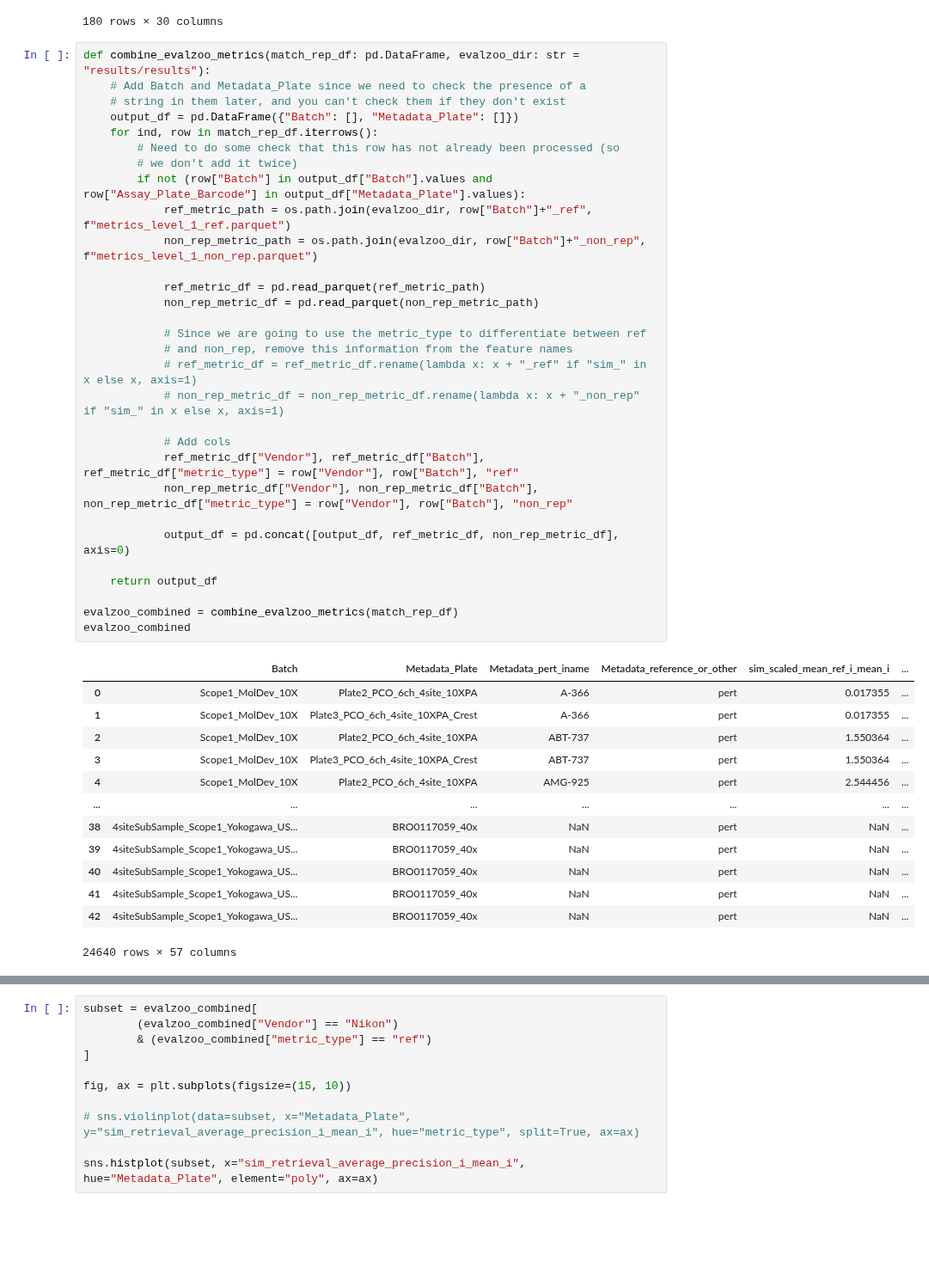
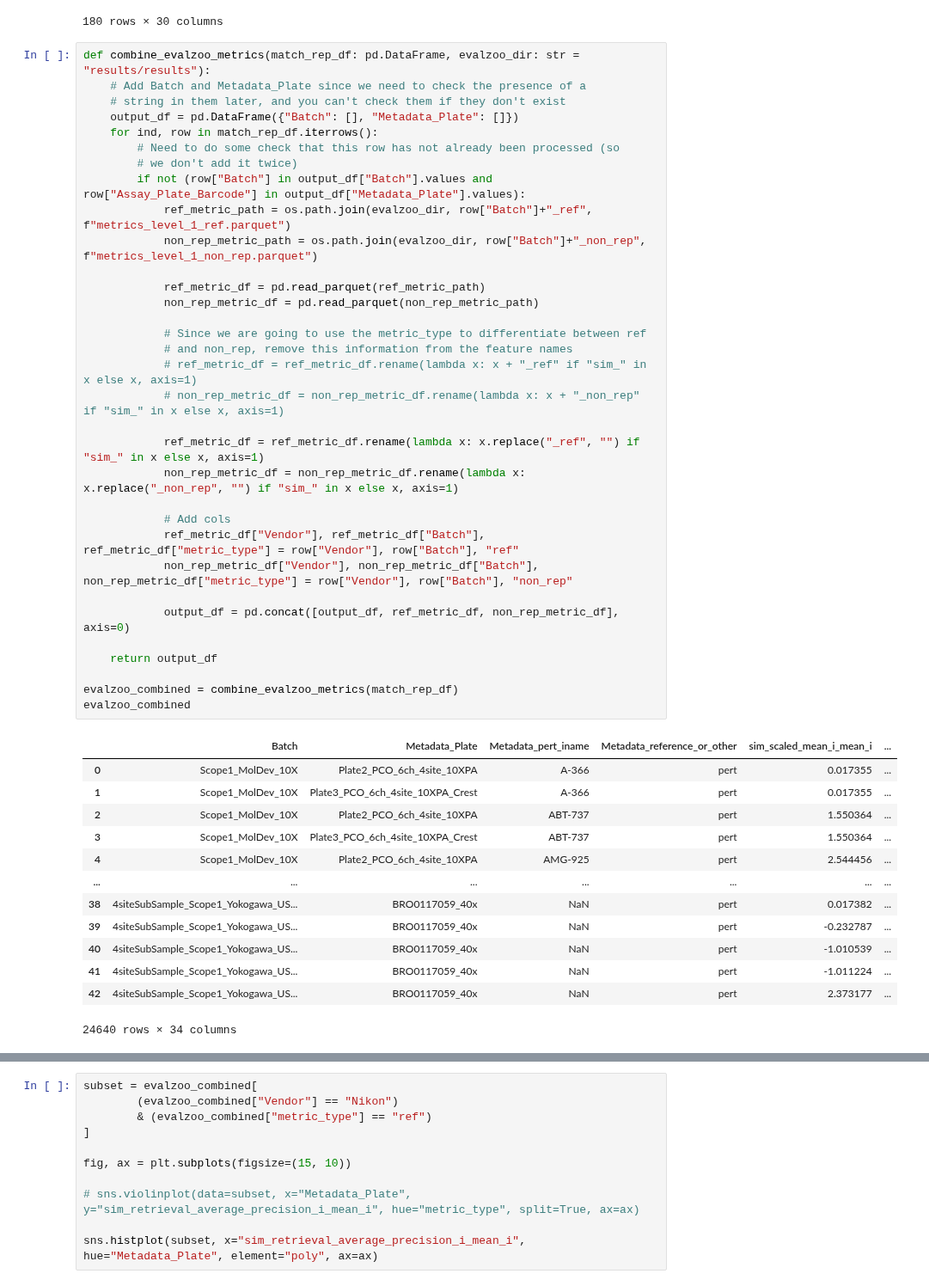
Before and after one commit to jump-cellpainting/jump-scope-analysis, a Jupyter notebook: evalzoo/evalzoo_plots.ipynb, the cells around one changed output, grey strips where cells are left out. Shown at 86% size. Saved outputs shown, nothing was run; the diff lists cells and outputs as text; blank space fills up the shorter version.

```diff
--- a/evalzoo/evalzoo_plots.ipynb
+++ b/evalzoo/evalzoo_plots.ipynb
@@ -183,46 +172,49 @@ t.rename(lambda x: x+"_TEST" if "sim_" in x else x, axis=1)
 def combine_evalzoo_metrics(match_rep_df: pd.DataFrame, evalzoo_dir: str = "results/results"):
     # Add Batch and Metadata_Plate since we need to check the presence of a
     # string in them later, and you can't check them if they don't exist
     output_df = pd.DataFrame({"Batch": [], "Metadata_Plate": []})
     for ind, row in match_rep_df.iterrows():
         # Need to do some check that this row has not already been processed (so
         # we don't add it twice)
         if not (row["Batch"] in output_df["Batch"].values and row["Assay_Plate_Barcode"] in output_df["Metadata_Plate"].values):
             ref_metric_path = os.path.join(evalzoo_dir, row["Batch"]+"_ref", f"metrics_level_1_ref.parquet")
             non_rep_metric_path = os.path.join(evalzoo_dir, row["Batch"]+"_non_rep", f"metrics_level_1_non_rep.parquet")
 
             ref_metric_df = pd.read_parquet(ref_metric_path)
             non_rep_metric_df = pd.read_parquet(non_rep_metric_path)
 
             # Since we are going to use the metric_type to differentiate between ref
             # and non_rep, remove this information from the feature names
             # ref_metric_df = ref_metric_df.rename(lambda x: x + "_ref" if "sim_" in x else x, axis=1)
             # non_rep_metric_df = non_rep_metric_df.rename(lambda x: x + "_non_rep" if "sim_" in x else x, axis=1)
 
+            ref_metric_df = ref_metric_df.rename(lambda x: x.replace("_ref", "") if "sim_" in x else x, axis=1)
+            non_rep_metric_df = non_rep_metric_df.rename(lambda x: x.replace("_non_rep", "") if "sim_" in x else x, axis=1)
+
             # Add cols
             ref_metric_df["Vendor"], ref_metric_df["Batch"], ref_metric_df["metric_type"] = row["Vendor"], row["Batch"], "ref"
             non_rep_metric_df["Vendor"], non_rep_metric_df["Batch"], non_rep_metric_df["metric_type"] = row["Vendor"], row["Batch"], "non_rep"
 
             output_df = pd.concat([output_df, ref_metric_df, non_rep_metric_df], axis=0)
 
     return output_df
 
 evalzoo_combined = combine_evalzoo_metrics(match_rep_df)
 evalzoo_combined
 # %% [output]
-|  | Batch | Metadata_Plate | Metadata_pert_iname | Metadata_reference_or_other | sim_scaled_mean_ref_i_mean_i | ... |
+|  | Batch | Metadata_Plate | Metadata_pert_iname | Metadata_reference_or_other | sim_scaled_mean_i_mean_i | ... |
 | 0 | Scope1_MolDev_10X | Plate2_PCO_6ch_4site_10XPA | A-366 | pert | 0.017355 | ... |
 | 1 | Scope1_MolDev_10X | Plate3_PCO_6ch_4site_10XPA_Crest | A-366 | pert | 0.017355 | ... |
 | 2 | Scope1_MolDev_10X | Plate2_PCO_6ch_4site_10XPA | ABT-737 | pert | 1.550364 | ... |
 | 3 | Scope1_MolDev_10X | Plate3_PCO_6ch_4site_10XPA_Crest | ABT-737 | pert | 1.550364 | ... |
 | 4 | Scope1_MolDev_10X | Plate2_PCO_6ch_4site_10XPA | AMG-925 | pert | 2.544456 | ... |
 | ... | ... | ... | ... | ... | ... | ... |
-| 38 | 4siteSubSample_Scope1_Yokogawa_US... | BRO0117059_40x | NaN | pert | NaN | ... |
-| 39 | 4siteSubSample_Scope1_Yokogawa_US... | BRO0117059_40x | NaN | pert | NaN | ... |
-| 40 | 4siteSubSample_Scope1_Yokogawa_US... | BRO0117059_40x | NaN | pert | NaN | ... |
-| 41 | 4siteSubSample_Scope1_Yokogawa_US... | BRO0117059_40x | NaN | pert | NaN | ... |
-| 42 | 4siteSubSample_Scope1_Yokogawa_US... | BRO0117059_40x | NaN | pert | NaN | ... |
+| 38 | 4siteSubSample_Scope1_Yokogawa_US... | BRO0117059_40x | NaN | pert | 0.017382 | ... |
+| 39 | 4siteSubSample_Scope1_Yokogawa_US... | BRO0117059_40x | NaN | pert | -0.232787 | ... |
+| 40 | 4siteSubSample_Scope1_Yokogawa_US... | BRO0117059_40x | NaN | pert | -1.010539 | ... |
+| 41 | 4siteSubSample_Scope1_Yokogawa_US... | BRO0117059_40x | NaN | pert | -1.011224 | ... |
+| 42 | 4siteSubSample_Scope1_Yokogawa_US... | BRO0117059_40x | NaN | pert | 2.373177 | ... |
-24640 rows × 57 columns
+24640 rows × 34 columns
 # %%
 evalzoo_combined.to_parquet("evalzoo_metrics_combined.paraquet", index=False)
 evalzoo_combined = pd.read_parquet("evalzoo_metrics_combined.paraquet")
```
Also changed, not shown: parts of 6 cells of this notebook.
